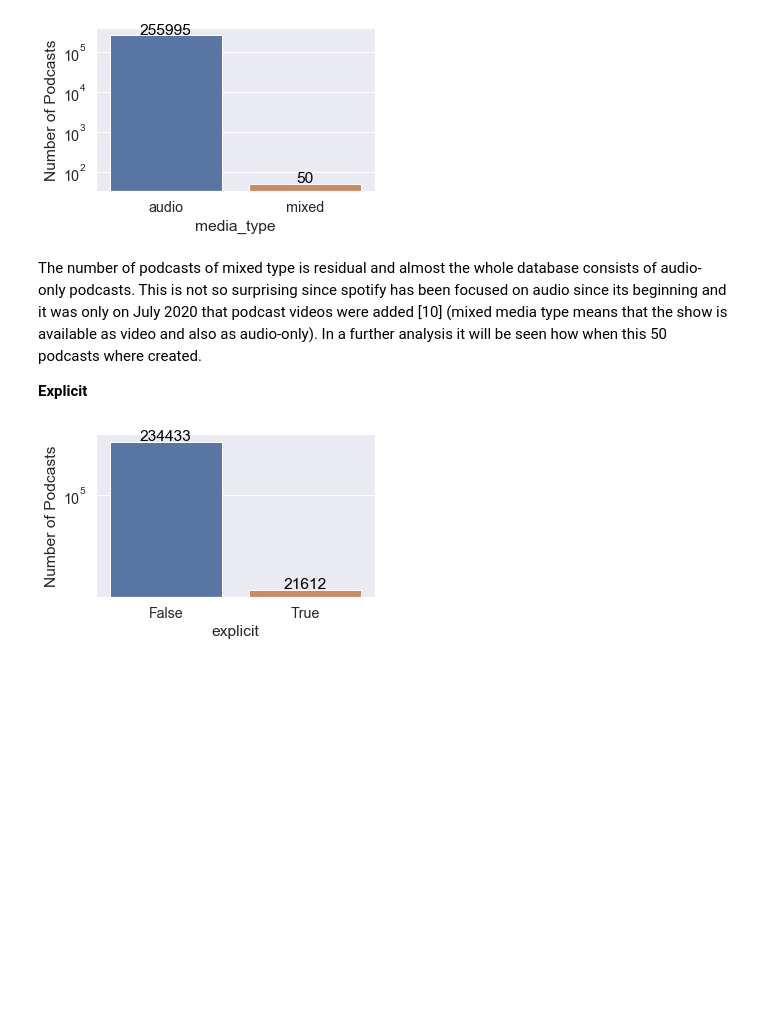
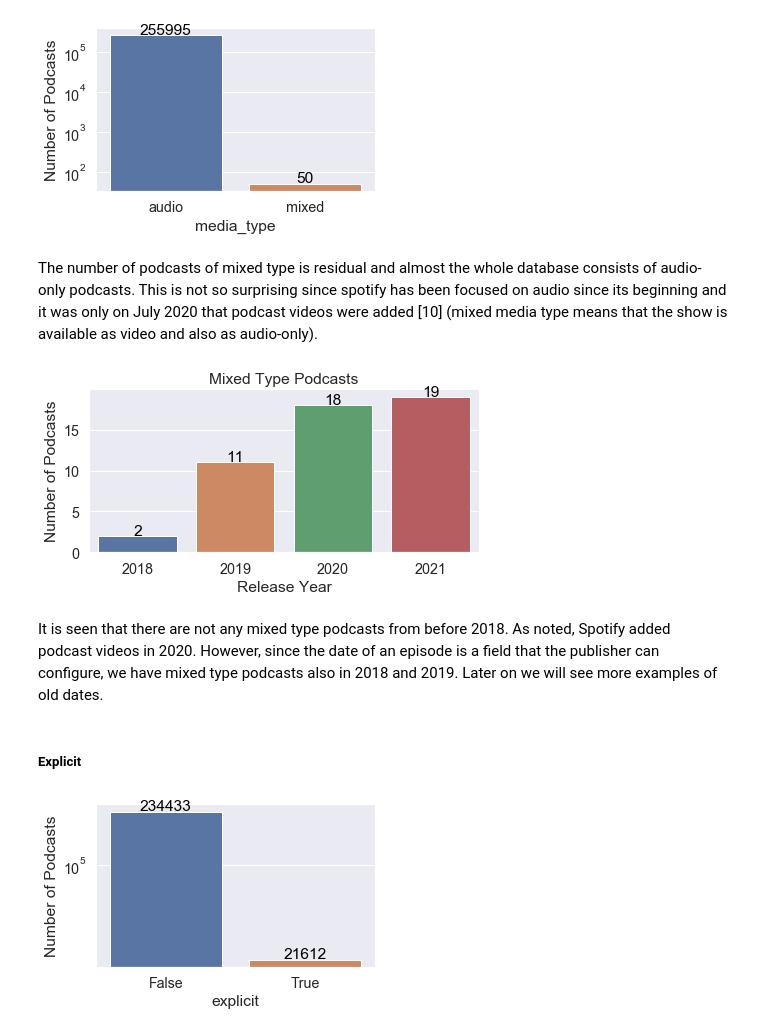
Before and after one commit to xaviercucurull/BDA-Podcasts, a Jupyter notebook: BDA_Final_Project.ipynb, the cells around one changed output. Cells and saved outputs as stored; diff of their text form; code cells hidden in the pictures; blank space fills up the shorter version.

Commit message:
Update report - EDA almost finished

```diff
--- a/BDA_Final_Project.ipynb
+++ b/BDA_Final_Project.ipynb
@@ -712,9 +770,21 @@ plot_count_discrete(podcasts_prep, 'media_type', yscale='log', annotate=True, so
 # %% [output]
 [figure]
 # %% [markdown]
-The number of podcasts of mixed type is residual and almost the whole database consists of audio-only podcasts. This is not so surprising since spotify has been focused on audio since its beginning and it was only on July 2020 that podcast videos were added [10] (mixed media type means that the show is available as video and also as audio-only). In a further analysis it will be seen how when this 50 podcasts where created.
-
-**Explicit**
+The number of podcasts of mixed type is residual and almost the whole database consists of audio-only podcasts. This is not so surprising since spotify has been focused on audio since its beginning and it was only on July 2020 that podcast videos were added [10] (mixed media type means that the show is available as video and also as audio-only).
+# %%
+res = podcasts_prep.aggregate([
+                                {'$match': {'media_type': 'mixed'}},
+                                {'$group': {'_id': f'$release_date.year', 'count': {'$sum': 1}}}
+                               ])
+
+df =  pd.DataFrame(list(res))
+plot_bars(df, '_id', 'count', 'Release Year', 'Number of Podcasts', title='Mixed Type Podcasts', figsize=(7, 3), annotate=True)
+# %% [output]
+[figure, added]
+# %% [markdown]
+It is seen that there are not any mixed type podcasts from before 2018. As noted, Spotify added podcast videos in 2020. However, since the date of an episode is a field that the publisher can configure, we have mixed type podcasts also in 2018 and 2019. Later on we will see more examples of old dates.
+# %% [markdown]
+##### **Explicit**
 # %%
 # Explicit content
 plot_count_discrete(podcasts_prep, 'explicit', yscale='log', annotate=True, sort=True)
```
Also changed, not shown: parts of 67 cells of this notebook.
